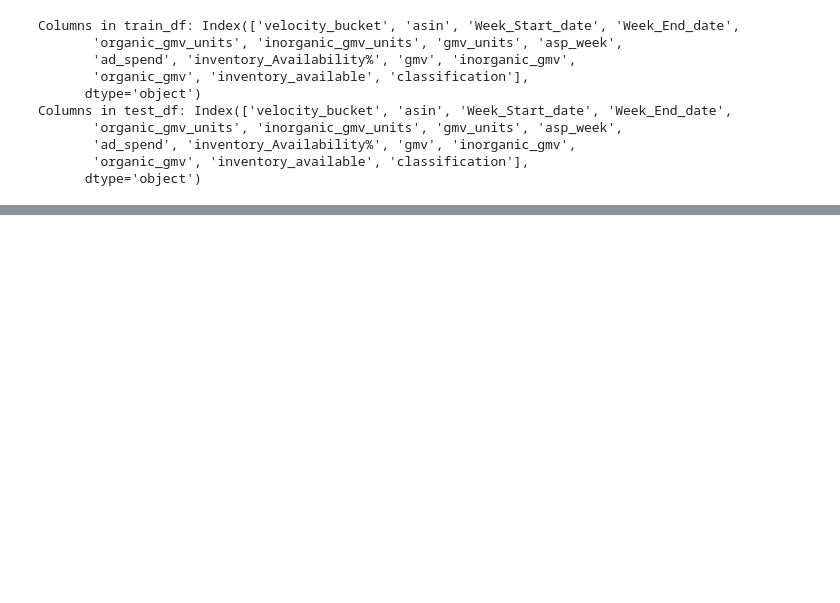
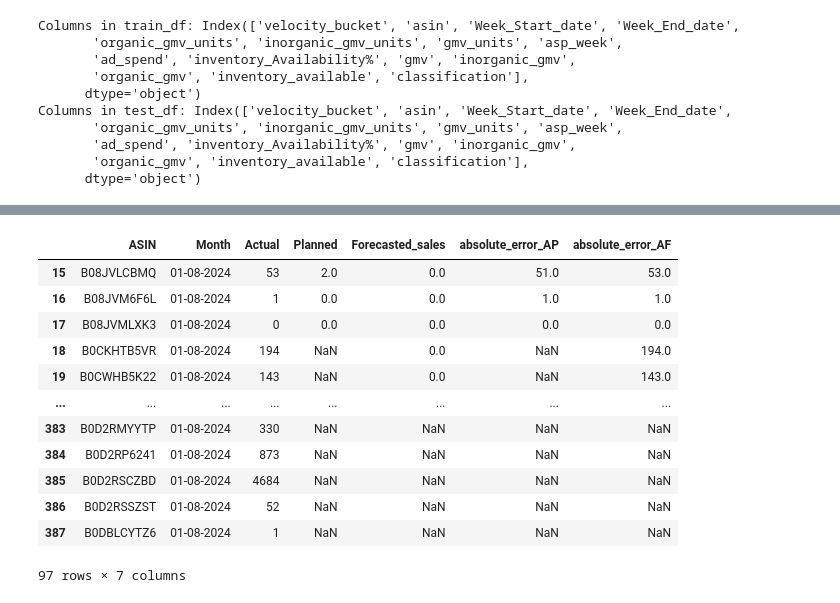
Before and after one commit to poovesh-mensa/poovesh_DA, a Jupyter notebook: SF_TS_Prophet_v2.ipynb, the cells around one changed output, grey strips where cells are left out. Drawn from its saved outputs; the diff is of its cells as text; code cells hidden in the pictures; blank space fills up the shorter version.

```diff
--- a/SF_TS_Prophet_v2.ipynb
+++ b/SF_TS_Prophet_v2.ipynb
@@ -1305,0 +835,32 @@ Processing ASIN: B09PZSKJ5N
+# %%
+#WAPE and WAPE buckets
+
+file_path_3 = r"C:\Users\Poovesh Kumar M\Downloads\Planning\B4 BH\1 US\0_Data\BH_US_WAPE_Buckets_Forecast_input_adj.csv"
+df_data_wape = pd.read_csv(file_path_3)
+
+df_data_wape['absolute_error_AP'] = abs(df_data_wape['Actual'] - df_data_wape['Planned'])
+df_data_wape['absolute_error_AF'] = abs(df_data_wape['Actual'] - df_data_wape['Forecasted_sales'])
+
+df_data_wape_may = df_data_wape[df_data_wape['Month'] == '01-05-2024']
+df_data_wape_jun = df_data_wape[df_data_wape['Month'] =='01-06-2024']
+df_data_wape_july = df_data_wape[df_data_wape['Month'] == '01-07-2024']
+df_data_wape_aug = df_data_wape[df_data_wape['Month'] == '01-08-2024']
+# %%
+# df_data_wape_may
+# df_data_wape_jun
+# df_data_wape_july
+df_data_wape_aug
+# %% [output]
+|  | ASIN | Month | Actual | Planned | Forecasted_sales | absolute_error_AP | absolute_error_AF |
+| 15 | B08JVLCBMQ | 01-08-2024 | 53 | 2.0 | 0.0 | 51.0 | 53.0 |
+| 16 | B08JVM6F6L | 01-08-2024 | 1 | 0.0 | 0.0 | 1.0 | 1.0 |
+| 17 | B08JVMLXK3 | 01-08-2024 | 0 | 0.0 | 0.0 | 0.0 | 0.0 |
+| 18 | B0CKHTB5VR | 01-08-2024 | 194 | NaN | 0.0 | NaN | 194.0 |
+| 19 | B0CWHB5K22 | 01-08-2024 | 143 | NaN | 0.0 | NaN | 143.0 |
+| ... | ... | ... | ... | ... | ... | ... | ... |
+| 383 | B0D2RMYYTP | 01-08-2024 | 330 | NaN | NaN | NaN | NaN |
+| 384 | B0D2RP6241 | 01-08-2024 | 873 | NaN | NaN | NaN | NaN |
+| 385 | B0D2RSCZBD | 01-08-2024 | 4684 | NaN | NaN | NaN | NaN |
+| 386 | B0D2RSSZST | 01-08-2024 | 52 | NaN | NaN | NaN | NaN |
+| 387 | B0DBLCYTZ6 | 01-08-2024 | 1 | NaN | NaN | NaN | NaN |
+97 rows × 7 columns
```
Also changed, not shown: parts of 46 cells of this notebook, 3 other files.
